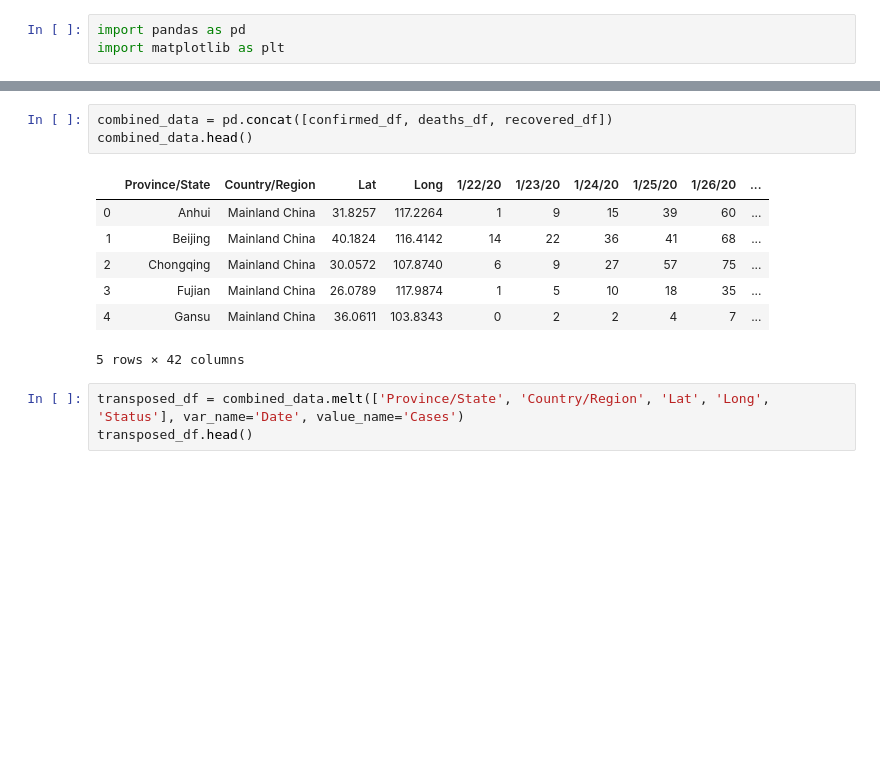
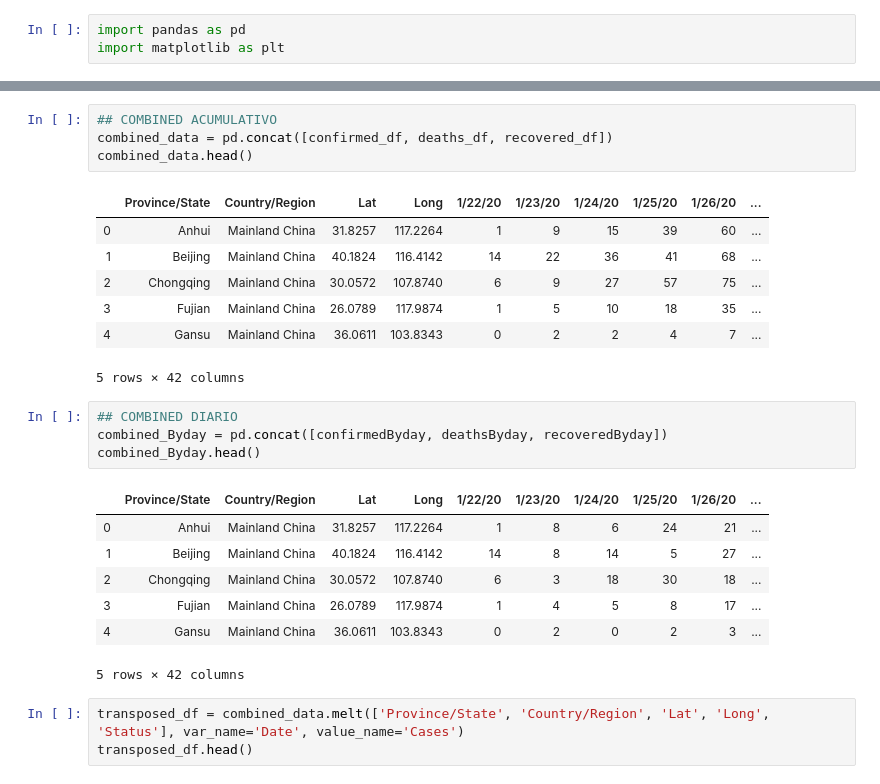
Before and after one commit to greciavm/Python_Project, a Jupyter notebook: Coronavirus.ipynb, the cells around one changed output, grey strips where cells are left out. Drawn from its saved outputs; the diff is of its cells as text; blank space fills up the shorter version.

```diff
--- a/Coronavirus.ipynb
+++ b/Coronavirus.ipynb
@@ -13,4 +71,5 @@ recovered_df["Status"] = recovered_df.loc[:,'Status'] = 'Recovered'
 # %%
+## COMBINED ACUMULATIVO
 combined_data = pd.concat([confirmed_df, deaths_df, recovered_df])
 combined_data.head()
 # %% [output]
@@ -21,6 +80,18 @@ combined_data.head()
 | 3 | Fujian | Mainland China | 26.0789 | 117.9874 | 1 | 5 | 10 | 18 | 35 | ... |
 | 4 | Gansu | Mainland China | 36.0611 | 103.8343 | 0 | 2 | 2 | 4 | 7 | ... |
 5 rows × 42 columns
+# %%
+## COMBINED DIARIO
+combined_Byday = pd.concat([confirmedByday, deathsByday, recoveredByday])
+combined_Byday.head()
+# %% [output]
+|  | Province/State | Country/Region | Lat | Long | 1/22/20 | 1/23/20 | 1/24/20 | 1/25/20 | 1/26/20 | ... |
+| 0 | Anhui | Mainland China | 31.8257 | 117.2264 | 1 | 8 | 6 | 24 | 21 | ... |
+| 1 | Beijing | Mainland China | 40.1824 | 116.4142 | 14 | 8 | 14 | 5 | 27 | ... |
+| 2 | Chongqing | Mainland China | 30.0572 | 107.8740 | 6 | 3 | 18 | 30 | 18 | ... |
+| 3 | Fujian | Mainland China | 26.0789 | 117.9874 | 1 | 4 | 5 | 8 | 17 | ... |
+| 4 | Gansu | Mainland China | 36.0611 | 103.8343 | 0 | 2 | 0 | 2 | 3 | ... |
+5 rows × 42 columns
 # %%
 transposed_df = combined_data.melt(['Province/State', 'Country/Region', 'Lat', 'Long', 'Status'], var_name='Date', value_name='Cases')
 transposed_df.head()
```
Also changed, not shown: parts of 5 cells of this notebook, 4 other files.
